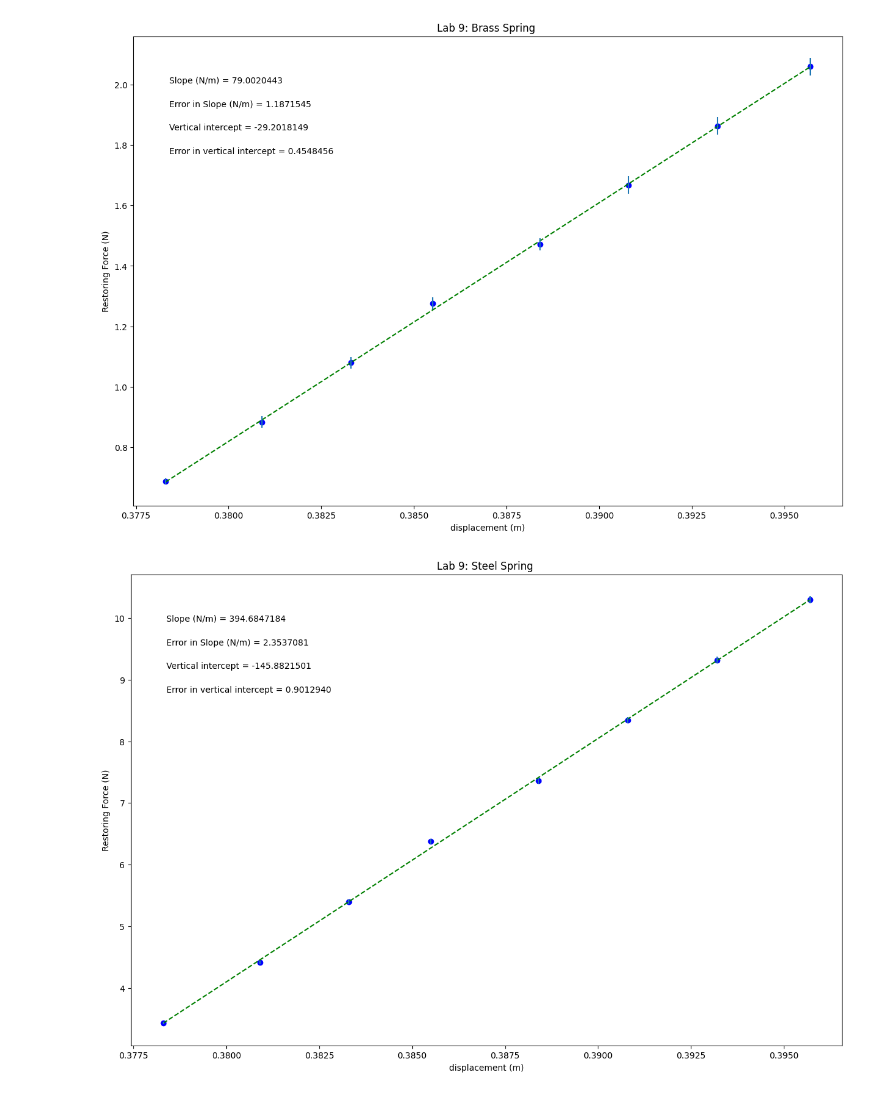
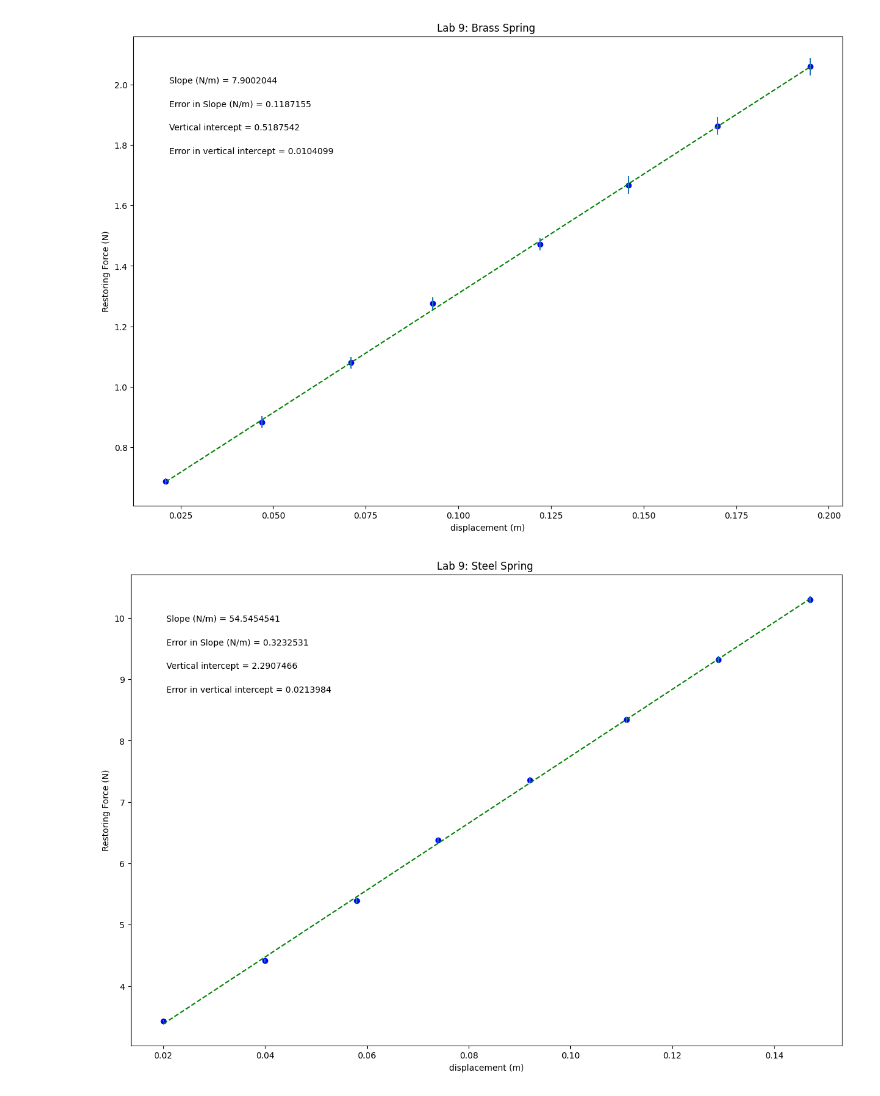
Before and after one commit to BryanWilliams-cmd/Physics-Lab, a Jupyter notebook: Bryan_Williams,_Lab_9,_Spring_Constant.ipynb, the cells around one changed output. Cells and saved outputs as stored; diff of their text form; code cells hidden in the pictures.

```diff
--- a/Bryan_Williams,_Lab_9,_Spring_Constant.ipynb
+++ b/Bryan_Williams,_Lab_9,_Spring_Constant.ipynb
@@ -19,7 +19,7 @@ import matplotlib.pyplot as plt
 #variable names should start with a letter and must contain only letters, numbers, and underscores
 
 
-displacement = np.array([0.3783, 0.3809, 0.3833, 0.3855, 0.3884, 0.3908, 0.3932, 0.3957])
+displacement = np.array([0.021, 0.047, 0.071, 0.093, 0.122, 0.146, 0.17, 0.195])
 
 Restoring_Force = np.array([0.6867, 0.8829, 1.0791, 1.2753, 1.4715, 1.6677, 1.8639, 2.0601])
 
@@ -91,34 +91,34 @@ elif annotation_placement==3 or annotation_placement==4:
 #Don't need to change anything in this section!
 
 #Plot data on graph. Plot error bars and place values for slope,
 #error in slope, and vertical intercept (plus error) on the plot using "annotate"
 
 plt.figure(figsize=(15,10))
 
 plt.plot(x, fit, color='green', linestyle='--')
 plt.scatter(x, y, color='blue', marker='o')
 
 plt.xlabel(x_label)
 plt.ylabel(y_label)
 plt.title(plot_title)
 
 plt.errorbar(x, y, yerr=dy, xerr=None, fmt="none") #don't need to plot x error bars
 
 plt.annotate('Slope ({}) = {value:.{digits}f}'.format(slope_units,value=m, digits=7),
              (xpos, ypos[0]), xycoords='axes fraction')
 
 plt.annotate('Error in Slope ({}) = {value:.{digits}f}'.format(slope_units,value=dm, digits=7),
              (xpos, ypos[1]), xycoords='axes fraction')
 
 plt.annotate('Vertical intercept = {value:.{digits}f}'.format(value=b, digits=7),
              (xpos, ypos[2]), xycoords='axes fraction')
 
 plt.annotate('Error in vertical intercept = {value:.{digits}f}'.format(value=db, digits=7),
              (xpos, ypos[3]), xycoords='axes fraction')
 
 plt.show()
 # %% [output]
-[figure, old version]
+[figure, new version]
 # %%
 #PHSX 216 & 218 plotting code
 #Brianna Beller
@@ -138,7 +138,7 @@ import matplotlib.pyplot as plt
 #variable names should start with a letter and must contain only letters, numbers, and underscores
 
 
-displacement = np.array([0.3783, 0.3809, 0.3833, 0.3855, 0.3884, 0.3908, 0.3932, 0.3957])
+displacement = np.array([0.02, 0.04, 0.058, 0.074, 0.092, 0.111, 0.129, 0.147])
 
 Restoring_Force = np.array([3.4335, 4.4145, 5.3955, 6.3765, 7.3575, 8.3385, 9.3195, 10.3005])
 
@@ -237,4 +237,4 @@ plt.annotate('Error in vertical intercept = {value:.{digits}f}'.format(value=db,
 
 plt.show()
 # %% [output]
-[figure, old version]
+[figure, new version]
```
